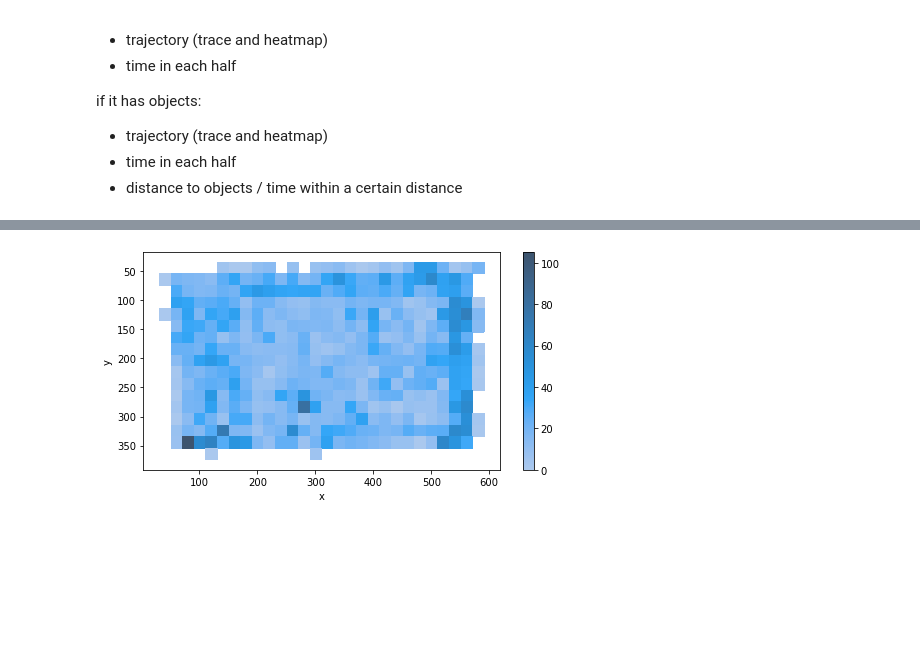
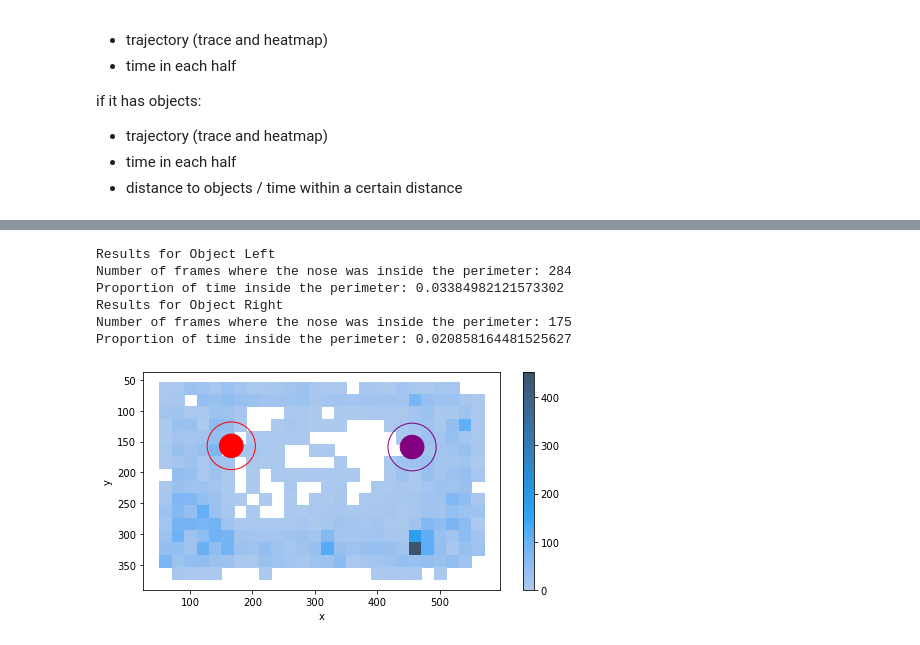
Before and after one commit to anabottura/OPL_analysis, a Jupyter notebook: OPL_main.ipynb, the cells around one changed output, grey strips where cells are left out. Drawn from its saved outputs; the diff is of its cells as text; code cells hidden in the pictures; blank space fills up the shorter version.

Commit message:
Changed the notebook to run analysis. Got to the point where can calculate if a point is inside the perimeter and for how many frames.

```diff
--- a/OPL_main.ipynb
+++ b/OPL_main.ipynb
@@ -32,3 +37,20 @@ Index(['nose', 'left_ear', 'right_ear', 'tailbase', 'objectL', 'objectR'], dtype
+# %%
+def read_session_csv(data_dir, mouse_id, session_date):
+    session_path = os.path.join(data_dir, mouse_id, session_date)
+    session_files = [f for f in os.listdir(session_path) if (f.endswith(".csv"))]
+    session_csv = os.path.join(session_path, session_files[0])
+    df = pd.read_csv(session_csv, header=[1,2], index_col=0)
+    df.name = mouse_id+"_"+session_date
+    return df
+# %%
+mouse = 'mA0'
+session = '20210311'
+
+sess_df = read_session_csv(data_dir, mouse, session)
+
+# sess_df.head() # prints top part of the dataframe
+# sess_df['nose','x'] # call for a specific column
+# sess_df.columns.get_level_values(0).drop_duplicates() # get column names for the different indices
 # %% [markdown]
 ## Analysis
 
@@ -48,7 +70,7 @@ if it has objects:
 # - trajectory (trace and heatmap)
 # - time in each half
 
-Dataframe = subjects['mA0']
+Dataframe = sess_df
 bps_to_plot=Dataframe.columns.get_level_values(0).drop_duplicates() #you can read out the header to get body part names!
 #you could also take a subset, i.e. =['snout']
 
@@ -60,0 +83,11 @@ my_dlc_utils.PlottingResults(Dataframe,bps_to_plot,alphavalue=.2,pcutoff=.9,fs=(
+# %%
+# find objects position
+objR = Dataframe['objectR'][Dataframe['objectR','likelihood'] > 0.9].mean()
+objL = Dataframe['objectL'][Dataframe['objectL','likelihood'] > 0.9].mean()
+objR.name = 'Right'
+objL.name = 'Left'
+objs = [objL, objR]
+obj_radius = 19.0 # in pixels measured based on one video (see notes about Box)
+analysis_radius_cm = 2
+analysis_radius_px = 9.8*analysis_radius_cm # 9.8 pixels/cm based on measurement in one video
+total_radius = obj_radius + analysis_radius_px
@@ -61 +137,16 @@ my_dlc_utils.PlottingResults(Dataframe,bps_to_plot,alphavalue=.2,pcutoff=.9,fs=(
+# %%
+print('Results for Object {}'.format(objs[0].name))
+print('Number of frames where the {} was inside the perimeter: {}'.format(chosen_bp, bp_df['in'+objs[0].name].sum()))
+print('Proportion of time inside the perimeter: {}'.format((bp_df['in'+objs[0].name].sum())/len(bp_df['in'+objs[0].name])))
+
+print('Results for Object {}'.format(objs[1].name))
+print('Number of frames where the {} was inside the perimeter: {}'.format(chosen_bp, bp_df['in'+objs[1].name].sum()))
+print('Proportion of time inside the perimeter: {}'.format((bp_df['in'+objs[1].name].sum())/len(bp_df['in'+objs[0].name])))
+# %% [output]
+Results for Object Left
+Number of frames where the nose was inside the perimeter: 284
+Proportion of time inside the perimeter: 0.03384982121573302
+Results for Object Right
+Number of frames where the nose was inside the perimeter: 175
+Proportion of time inside the perimeter: 0.020858164481525627
 # %%
@@ -79,18 +158,18 @@ def check_bp_in_circle(radius,center,bp_point):
 # %%
 # plotting a heatmap
 bp = 'nose'
 ind = Dataframe[bp, 'likelihood'] > 0.9
 f = plt.figure(figsize=(8,4))
 ax = f.subplots()
 sns.histplot(Dataframe[bp][ind],x='x', y='y', cbar=True, ax=ax, binwidth=(20, 20))
-circle1 = plt.Circle((objs[0]['x'],objs[0]['y']) , 40, facecolor='none', edgecolor='r')
-circle2 = plt.Circle((objs[1]['x'],objs[1]['y']) , 40, edgecolor='purple', facecolor='none')
-circle11 = plt.Circle((objs[0]['x'],objs[0]['y']) , 4, color='r')
-circle22 = plt.Circle((objs[1]['x'],objs[1]['y']) , 4, color='purple')
+circle1 = plt.Circle((objs[0]['x'],objs[0]['y']) , total_radius, facecolor='none', edgecolor='r')
+circle2 = plt.Circle((objs[1]['x'],objs[1]['y']) , total_radius, edgecolor='purple', facecolor='none')
+circle11 = plt.Circle((objs[0]['x'],objs[0]['y']) , obj_radius, color='r')
+circle22 = plt.Circle((objs[1]['x'],objs[1]['y']) , obj_radius, color='purple')
 ax.add_patch(circle1)
 ax.add_patch(circle2)
 ax.add_patch(circle11)
 ax.add_patch(circle22)
 ax.invert_yaxis()
 # %% [output]
-[figure, old version]
+[figure, new version]
```
Also changed, not shown: parts of 8 cells of this notebook.
